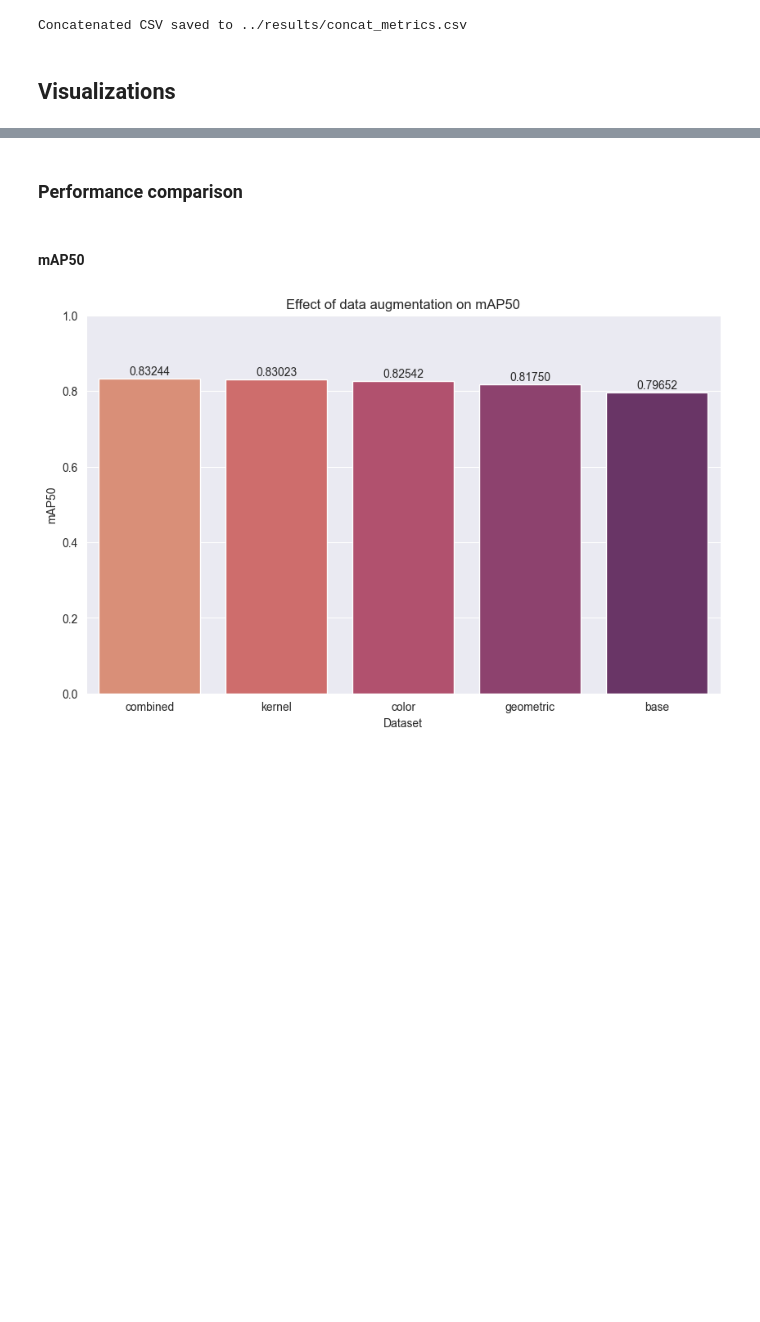
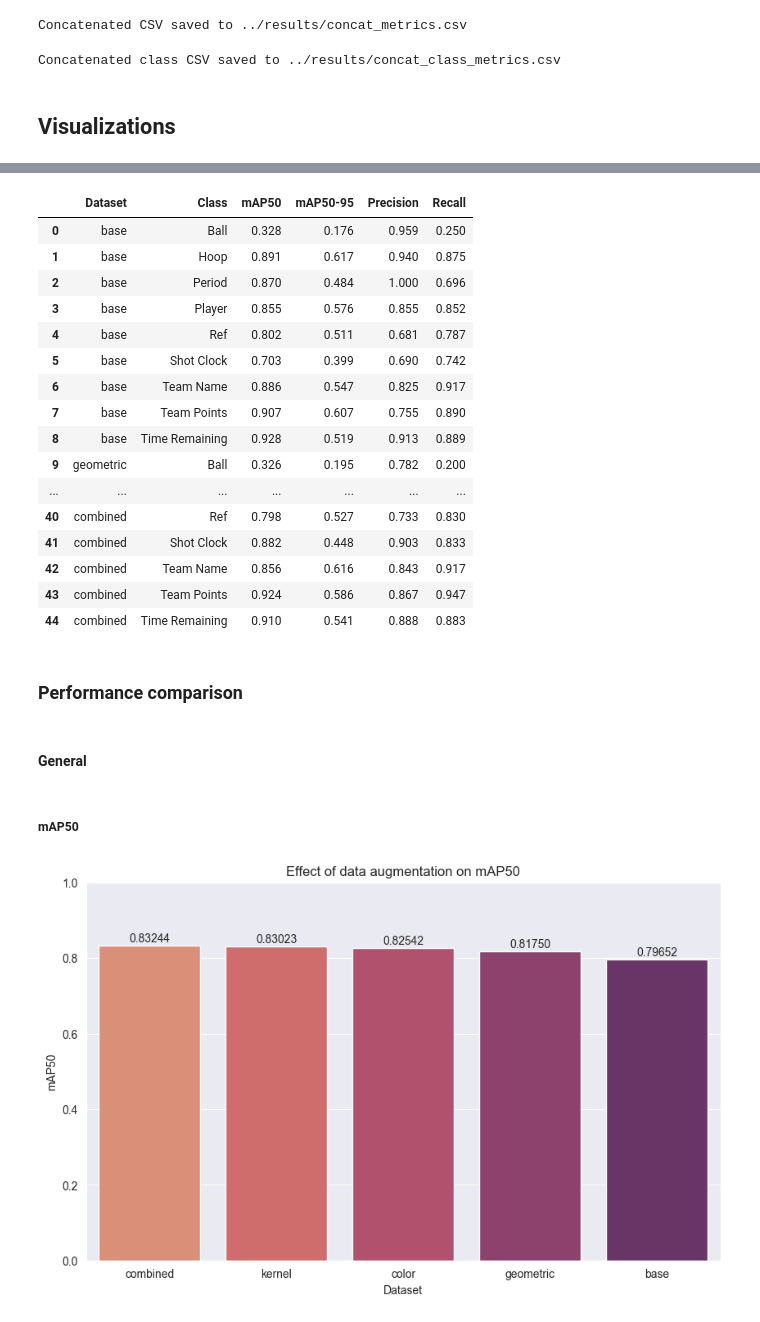
Before and after one commit to kyanamarckx/data-augmentation-detection-basketball, a Jupyter notebook: notebooks/06-concatCSV.ipynb, the cells around one changed output, grey strips where cells are left out. Drawn from its saved outputs; the diff is of its cells as text; code cells hidden in the pictures; blank space fills up the shorter version.

```diff
--- a/notebooks/06-concatCSV.ipynb
+++ b/notebooks/06-concatCSV.ipynb
@@ -32,6 +38,17 @@ concat.to_csv(CSV_DIR + OUTPUT_NAME, index=False, mode='w')
 print(f"Concatenated CSV saved to {CSV_DIR + OUTPUT_NAME}")
 # %% [output]
 Concatenated CSV saved to ../results/concat_metrics.csv
+# %%
+base_class = pd.read_csv(BASE_CLASS_CSV_PATH)
+augmented_class = pd.read_csv(AUGMENTED_CLASS_CSV_PATH)
+combined_class = pd.read_csv(COMBINED_CLASS_CSV_PATH)
+
+concat_class = pd.concat([base_class, augmented_class, combined_class], ignore_index=True)
+concat_class.to_csv(CSV_MANUAL_DIR + OUTPUT_CLASS_NAME, index=False, mode='w')
+
+print(f"Concatenated class CSV saved to {CSV_DIR + OUTPUT_CLASS_NAME}")
+# %% [output]
+Concatenated class CSV saved to ../results/concat_class_metrics.csv
 # %% [markdown]
 ## Visualizations
 # %%
@@ -44,12 +61,35 @@ df
 | 2 | color | 0.825424 | 0.514040 | 0.893439 | 0.761626 | 0.514040 | 4.632812 | 14.171652 | 7.045772 |
 | 3 | kernel | 0.830225 | 0.522289 | 0.844574 | 0.795967 | 0.522289 | 3.365828 | 16.027684 | 1.515616 |
 | 4 | combined | 0.832441 | 0.521009 | 0.849624 | 0.824090 | 0.521009 | 3.517272 | 19.465480 | 1.933252 |
+# %%
+df_class = pd.read_csv(CSV_MANUAL_DIR + OUTPUT_CLASS_NAME)
+df_class
+# %% [output]
+|  | Dataset | Class | mAP50 | mAP50-95 | Precision | Recall |
+| 0 | base | Ball | 0.328 | 0.176 | 0.959 | 0.250 |
+| 1 | base | Hoop | 0.891 | 0.617 | 0.940 | 0.875 |
+| 2 | base | Period | 0.870 | 0.484 | 1.000 | 0.696 |
+| 3 | base | Player | 0.855 | 0.576 | 0.855 | 0.852 |
+| 4 | base | Ref | 0.802 | 0.511 | 0.681 | 0.787 |
+| 5 | base | Shot Clock | 0.703 | 0.399 | 0.690 | 0.742 |
+| 6 | base | Team Name | 0.886 | 0.547 | 0.825 | 0.917 |
+| 7 | base | Team Points | 0.907 | 0.607 | 0.755 | 0.890 |
+| 8 | base | Time Remaining | 0.928 | 0.519 | 0.913 | 0.889 |
+| 9 | geometric | Ball | 0.326 | 0.195 | 0.782 | 0.200 |
+| ... | ... | ... | ... | ... | ... | ... |
+| 40 | combined | Ref | 0.798 | 0.527 | 0.733 | 0.830 |
+| 41 | combined | Shot Clock | 0.882 | 0.448 | 0.903 | 0.833 |
+| 42 | combined | Team Name | 0.856 | 0.616 | 0.843 | 0.917 |
+| 43 | combined | Team Points | 0.924 | 0.586 | 0.867 | 0.947 |
+| 44 | combined | Time Remaining | 0.910 | 0.541 | 0.888 | 0.883 |
 # %%
 sns.set_style("darkgrid")
 # %% [markdown]
 ### Performance comparison
+# %% [markdown]
+#### General
 # %% [markdown]
-#### mAP50
+##### mAP50
 # %%
 df_sorted = df.sort_values(by="mAP50", ascending=False)
 
```
Also changed, not shown: parts of 14 cells of this notebook, 3 other files.
